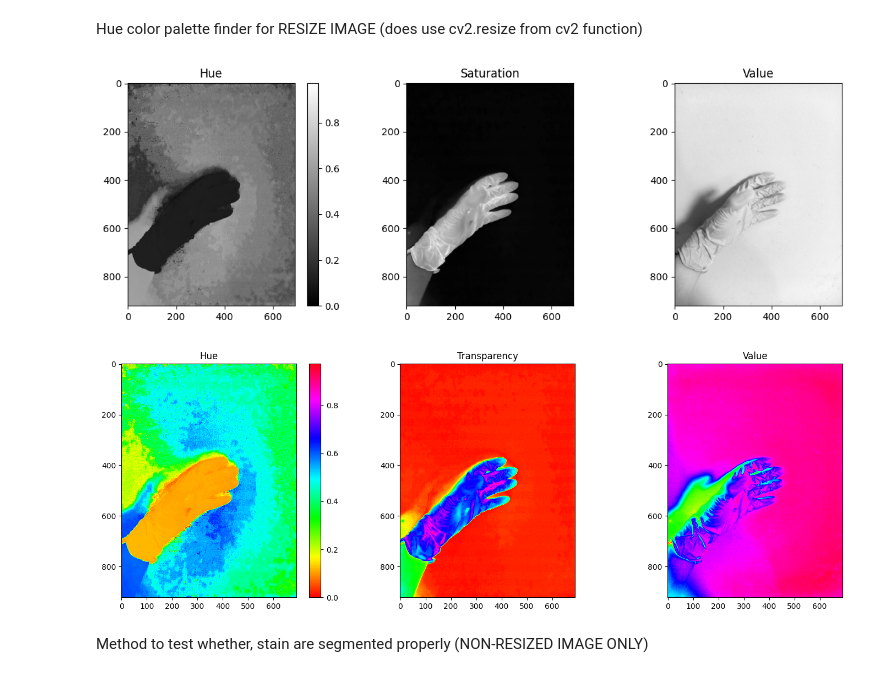
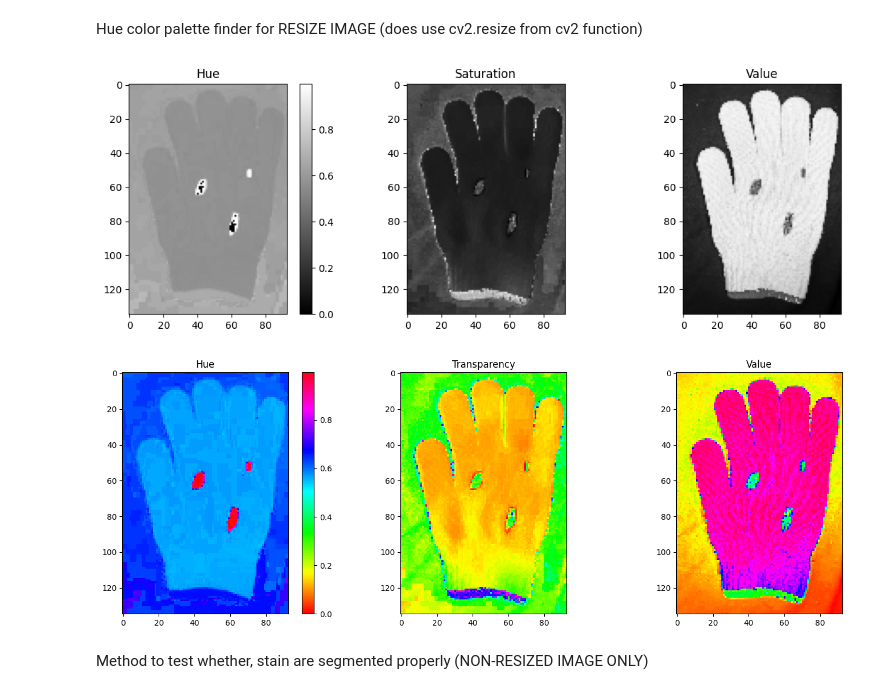
Before and after one commit to JJLee2910/Glove-Defect-Detection-System, a Jupyter notebook: tools/color_range_detector.ipynb, the cells around one changed output. Saved outputs shown, nothing was run; the diff lists cells and outputs as text; code cells hidden in the pictures.

Commit message:
updated the cloth stain detector values

```diff
--- a/tools/color_range_detector.ipynb
+++ b/tools/color_range_detector.ipynb
@@ -54,36 +54,36 @@ def visualize_hsv_channels(image):
     fig, ax = plt.subplots(1, 3, figsize=(12, 4))
     channel_titles = ['Hue', 'Saturation', 'Value']
     for i, title in enumerate(channel_titles):
         ax[i].imshow(hsv_image[..., i], cmap='gray')
         ax[i].set_title(title)
 
     fig.colorbar(ax[0].imshow(hsv_image[..., 0], cmap='gray'))
     fig.tight_layout()
 
     plt.show()
 
 def visualize_hsv_colormap(image):
     hsv_image = rgb2hsv(image)
 
     fig, ax = plt.subplots(1, 3, figsize=(15, 5))
     channel_titles = ['Hue', 'Transparency', 'Value']
     for i, title in enumerate(channel_titles):
         ax[i].imshow(hsv_image[..., i], cmap='hsv')
         ax[i].set_title(title)
 
     fig.colorbar(ax[0].imshow(hsv_image[..., 0], cmap='hsv'))
     fig.tight_layout()
 
     plt.show()
 
 # Load the image and visualize the HSV channels
-image = cv.imread("C:\\Users\\jangj\\OneDrive\\Desktop\\Glove-Defect-Detection-System\\Images\Latex\\Dirt.jpg")
+image = cv.imread("C:\\Users\\jangj\\OneDrive\\Desktop\\Glove-Defect-Detection-System\\Images\Cloth\\CLOTH STAIN 1.jpg")
 new_img = cv.resize(image, None, fx=0.2, fy=0.2)
 visualize_hsv_channels(new_img)
 visualize_hsv_colormap(new_img)
 # %% [output]
-[figure, old version]
+[figure, new version]
-[figure, old version]
+[figure, new version]
 # %% [markdown]
 Method to test whether, stain are segmented properly (NON-RESIZED IMAGE ONLY)
 # %%
```
Also changed, not shown: parts of 1 cell of this notebook, 1 other file.
